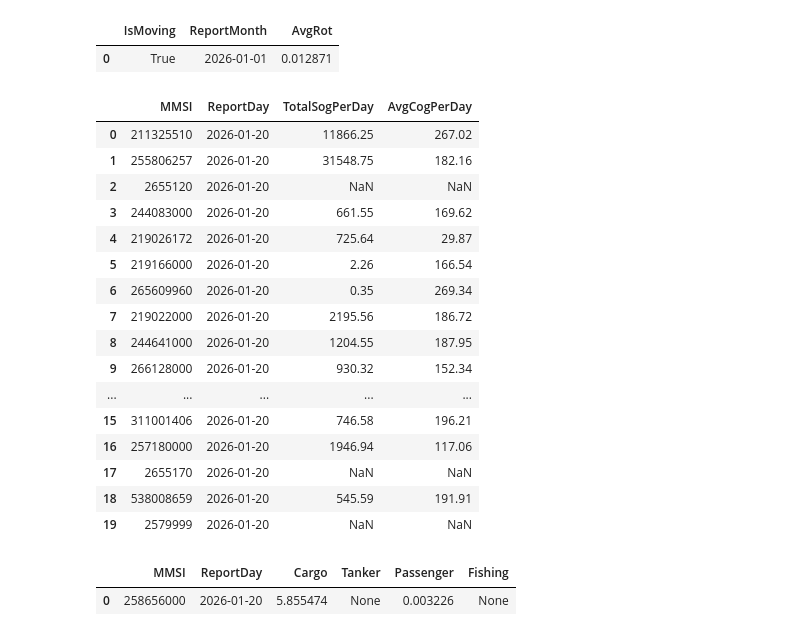
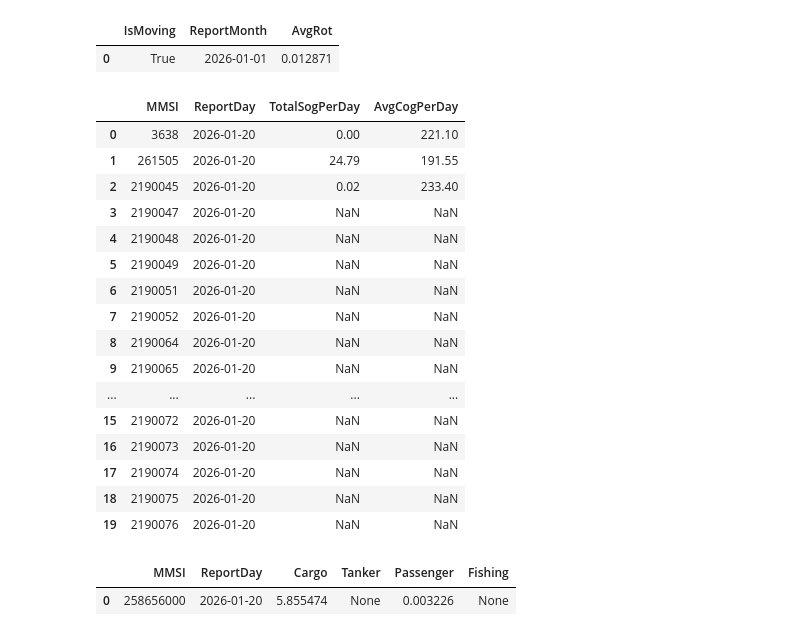
Before and after one commit to MobilityDB/MobilityDataScienceBookVol2, a Jupyter notebook: chapter7/mobilityDuckAIS.ipynb, the cells around one changed output. Cells and saved outputs as stored; diff of their text form; code cells hidden in the pictures.

```diff
--- a/chapter7/mobilityDuckAIS.ipynb
+++ b/chapter7/mobilityDuckAIS.ipynb
@@ -30,16 +30,24 @@ con.execute('LOAD spatial')
 
 
 def run(sql, rows=20):
-    """Run the statements of a listing and show the first rows of the answer of the
-    last one; only these rows are fetched, so that an answer of millions of rows, such
+    """Run the statements of a listing one by one and show the first rows of the
+    answer of the last query among them, the one whose answer the chapter prints: a
+    SELECT or an EXPLAIN, or a statement answering other columns than the lone status,
+    Count or Success, of an INSERT, an UPDATE, a LOAD or a CREATE INDEX (a PIVOT is a
+    CREATE that answers its table). Only these rows are fetched, so that an answer of
+    millions of rows, such
     as that of SELECT * EXCLUDE (SOG) FROM AISInput, stays in DuckDB."""
     sql = (sql.replace("'aisdk-2026-01-20.csv'", f"'{AIS_DIR}/aisdk-2026-01-20.csv'")
               .replace("'/path/to/mobilityduck.duckdb_extension'", f"'{MOBILITYDUCK_EXTENSION}'")
               .replace("'{conn_str}'", f"'{PG_AIS}'"))
-    rel = con.execute(sql)
-    if not rel.description:
-        return None
-    return pd.DataFrame(rel.fetchmany(rows), columns=[d[0] for d in rel.description])
+    shown = None
+    for st in con.extract_statements(sql):
+        rel = con.execute(st)
+        cols = [d[0] for d in rel.description] if rel.description else []
+        if cols and (st.type in (duckdb.StatementType.SELECT, duckdb.StatementType.EXPLAIN)
+                     or cols not in (['Count'], ['Success'])):
+            shown = pd.DataFrame(rel.fetchmany(rows), columns=cols)
+    return shown
 # %% [output]
 1.5.6
 # %% [markdown]
@@ -110,30 +115,32 @@ GROUP BY IsMoving, ReportMonth HAVING AvgRot > 0.01;
 # %%
 run("""
 SELECT MMSI, date_trunc('day', T) AS ReportDay, round(SUM(SOG) / 24, 2) AS
   TotalSogPerDay, round(AVG(COG), 2) AS AvgCogPerDay
 FROM AISInput
-GROUP BY ALL;
-/* | MMSI      | ReportDay  | TotalSogPerDay    | AvgCogPerDay |
-   | 258656000 | 2026-01-20 |  0.41 | NULL   |  247.18| */
+GROUP BY ALL
+ORDER BY MMSI;
+/* | MMSI    | ReportDay  | TotalSogPerDay | AvgCogPerDay |
+   | 3638    | 2026-01-20 |           0.0  |       221.1  |
+   | 261505  | 2026-01-20 |          24.79 |       191.55 | ... */
 """)
 # %% [output]
 |  | MMSI | ReportDay | TotalSogPerDay | AvgCogPerDay |
-| 0 | 211325510 | 2026-01-20 | 11866.25 | 267.02 |
-| 1 | 255806257 | 2026-01-20 | 31548.75 | 182.16 |
-| 2 | 2655120 | 2026-01-20 | NaN | NaN |
-| 3 | 244083000 | 2026-01-20 | 661.55 | 169.62 |
-| 4 | 219026172 | 2026-01-20 | 725.64 | 29.87 |
-| 5 | 219166000 | 2026-01-20 | 2.26 | 166.54 |
-| 6 | 265609960 | 2026-01-20 | 0.35 | 269.34 |
-| 7 | 219022000 | 2026-01-20 | 2195.56 | 186.72 |
-| 8 | 244641000 | 2026-01-20 | 1204.55 | 187.95 |
-| 9 | 266128000 | 2026-01-20 | 930.32 | 152.34 |
+| 0 | 3638 | 2026-01-20 | 0.00 | 221.10 |
+| 1 | 261505 | 2026-01-20 | 24.79 | 191.55 |
+| 2 | 2190045 | 2026-01-20 | 0.02 | 233.40 |
+| 3 | 2190047 | 2026-01-20 | NaN | NaN |
+| 4 | 2190048 | 2026-01-20 | NaN | NaN |
+| 5 | 2190049 | 2026-01-20 | NaN | NaN |
+| 6 | 2190051 | 2026-01-20 | NaN | NaN |
+| 7 | 2190052 | 2026-01-20 | NaN | NaN |
+| 8 | 2190064 | 2026-01-20 | NaN | NaN |
+| 9 | 2190065 | 2026-01-20 | NaN | NaN |
 | ... | ... | ... | ... | ... |
-| 15 | 311001406 | 2026-01-20 | 746.58 | 196.21 |
-| 16 | 257180000 | 2026-01-20 | 1946.94 | 117.06 |
-| 17 | 2655170 | 2026-01-20 | NaN | NaN |
-| 18 | 538008659 | 2026-01-20 | 545.59 | 191.91 |
-| 19 | 2579999 | 2026-01-20 | NaN | NaN |
+| 15 | 2190072 | 2026-01-20 | NaN | NaN |
+| 16 | 2190073 | 2026-01-20 | NaN | NaN |
+| 17 | 2190074 | 2026-01-20 | NaN | NaN |
+| 18 | 2190075 | 2026-01-20 | NaN | NaN |
+| 19 | 2190076 | 2026-01-20 | NaN | NaN |
 # %%
 run("""
 SELECT *
```
Also changed, not shown: parts of 6 cells of this notebook, 2 other files.
